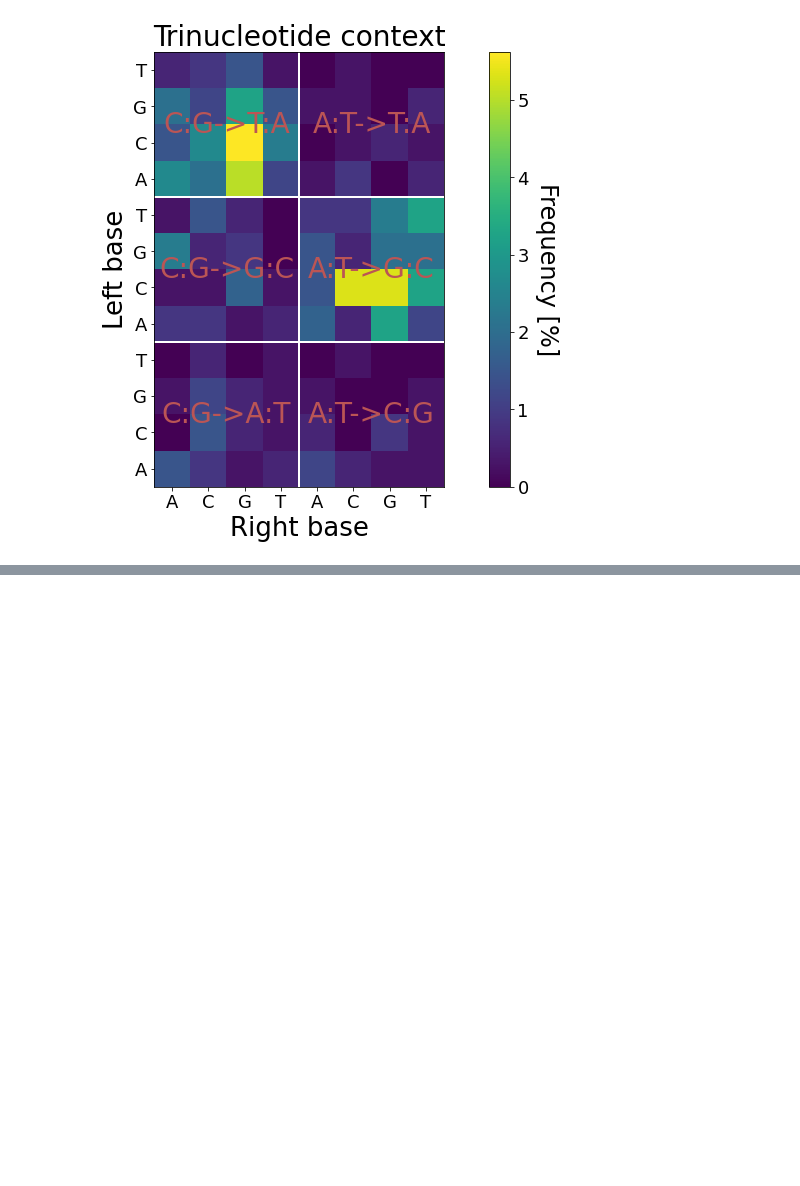
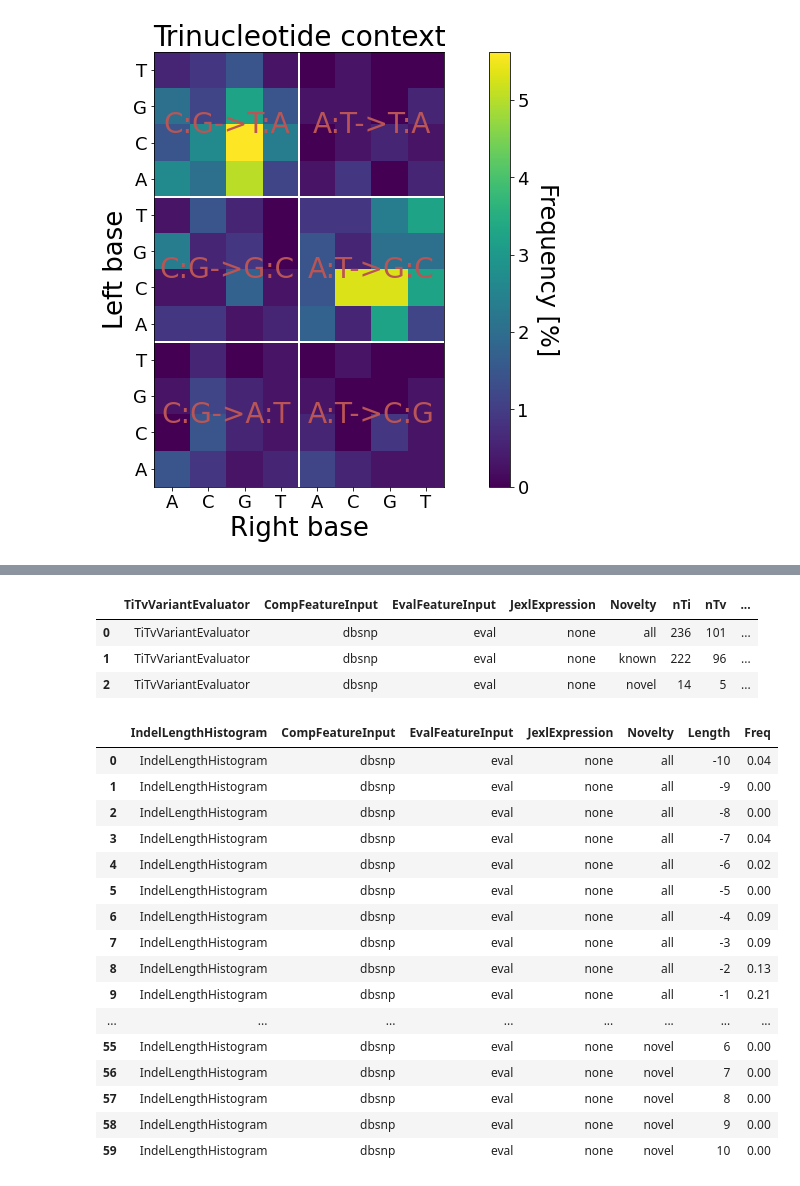
Before and after one commit to Ultimagen/VariantCalling, a Jupyter notebook: src/python/reports/report_wo_gt.ipynb, the cells around one changed output, grey strips where cells are left out. Drawn from its saved outputs; the diff is of its cells as text; code cells hidden in the pictures; blank space fills up the shorter version.

Commit message:
BIOIN_103 no gt report

```diff
--- a/src/python/reports/report_wo_gt.ipynb
+++ b/src/python/reports/report_wo_gt.ipynb
@@ -61,6 +63,15 @@ af_hist = pd.read_hdf('collect_stats.h5','af_hist')
 ins_del_hete = pd.read_hdf('collect_stats.h5','ins_del_hete')
 ins_del_homo = pd.read_hdf('collect_stats.h5','ins_del_homo')
 motifs = pd.read_hdf('collect_stats.h5','snp_motifs')
+#eval
+CompOverlap = pd.read_hdf('collect_stats.h5','eval_CompOverlap')
+CountVariants = pd.read_hdf('collect_stats.h5','eval_CountVariants')
+TiTvVariantEvaluator = pd.read_hdf('collect_stats.h5','eval_TiTvVariantEvaluator')
+IndelLengthHistogram = pd.read_hdf('collect_stats.h5','eval_IndelLengthHistogram')
+IndelSummary = pd.read_hdf('collect_stats.h5','eval_IndelSummary')
+MetricsCollection = pd.read_hdf('collect_stats.h5','eval_MetricsCollection')
+ValidationReport = pd.read_hdf('collect_stats.h5','eval_ValidationReport')
+VariantSummary = pd.read_hdf('collect_stats.h5','eval_VariantSummary')
 # %%
 outplot_motif0 = pjoin(workdir, "motif0_bars.png")
 outplot_motif1 = pjoin(workdir, "motif1_plot.png")
@@ -338,0 +367,27 @@ plot_heatmap(motifs)
+# %%
+TiTvVariantEvaluator
+# %% [output]
+|  | TiTvVariantEvaluator | CompFeatureInput | EvalFeatureInput | JexlExpression | Novelty | nTi | nTv | ... |
+| 0 | TiTvVariantEvaluator | dbsnp | eval | none | all | 236 | 101 | ... |
+| 1 | TiTvVariantEvaluator | dbsnp | eval | none | known | 222 | 96 | ... |
+| 2 | TiTvVariantEvaluator | dbsnp | eval | none | novel | 14 | 5 | ... |
+# %%
+IndelLengthHistogram
+# %% [output]
+|  | IndelLengthHistogram | CompFeatureInput | EvalFeatureInput | JexlExpression | Novelty | Length | Freq |
+| 0 | IndelLengthHistogram | dbsnp | eval | none | all | -10 | 0.04 |
+| 1 | IndelLengthHistogram | dbsnp | eval | none | all | -9 | 0.00 |
+| 2 | IndelLengthHistogram | dbsnp | eval | none | all | -8 | 0.00 |
+| 3 | IndelLengthHistogram | dbsnp | eval | none | all | -7 | 0.04 |
+| 4 | IndelLengthHistogram | dbsnp | eval | none | all | -6 | 0.02 |
+| 5 | IndelLengthHistogram | dbsnp | eval | none | all | -5 | 0.00 |
+| 6 | IndelLengthHistogram | dbsnp | eval | none | all | -4 | 0.09 |
+| 7 | IndelLengthHistogram | dbsnp | eval | none | all | -3 | 0.09 |
+| 8 | IndelLengthHistogram | dbsnp | eval | none | all | -2 | 0.13 |
+| 9 | IndelLengthHistogram | dbsnp | eval | none | all | -1 | 0.21 |
+| ... | ... | ... | ... | ... | ... | ... | ... |
+| 55 | IndelLengthHistogram | dbsnp | eval | none | novel | 6 | 0.00 |
+| 56 | IndelLengthHistogram | dbsnp | eval | none | novel | 7 | 0.00 |
+| 57 | IndelLengthHistogram | dbsnp | eval | none | novel | 8 | 0.00 |
+| 58 | IndelLengthHistogram | dbsnp | eval | none | novel | 9 | 0.00 |
+| 59 | IndelLengthHistogram | dbsnp | eval | none | novel | 10 | 0.00 |
```
Also changed, not shown: parts of 8 cells of this notebook, 1 other file.
